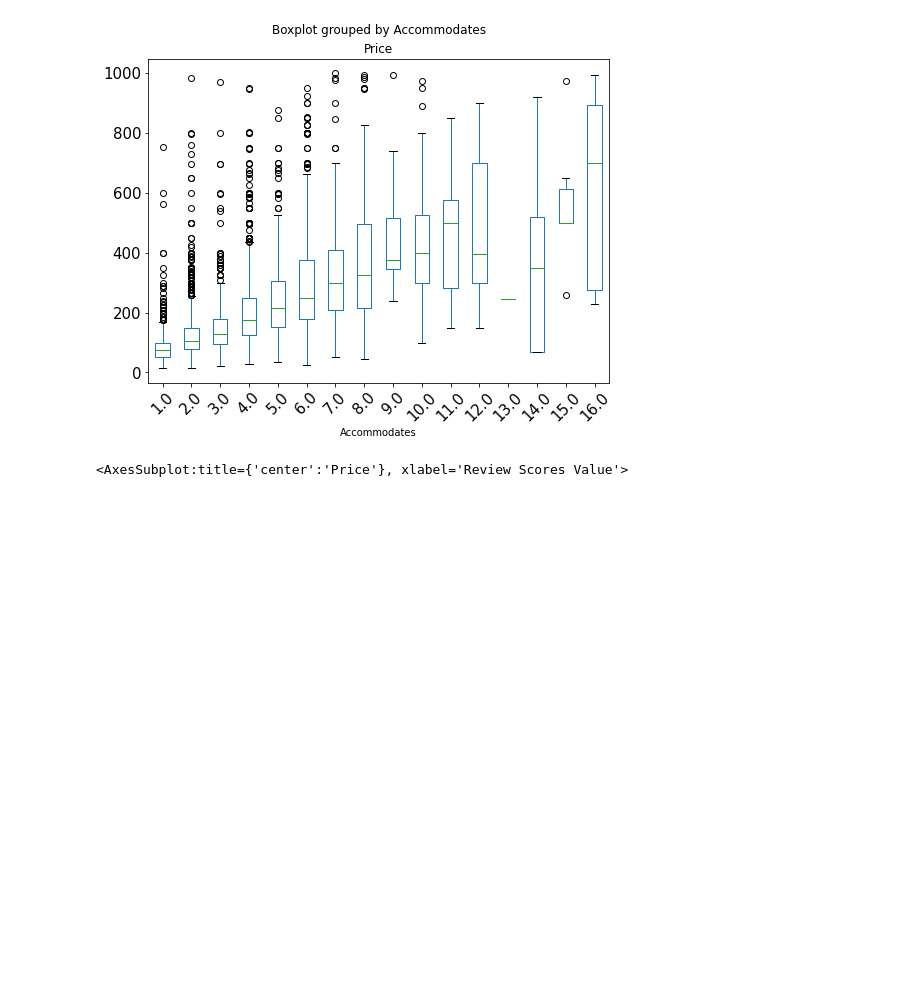
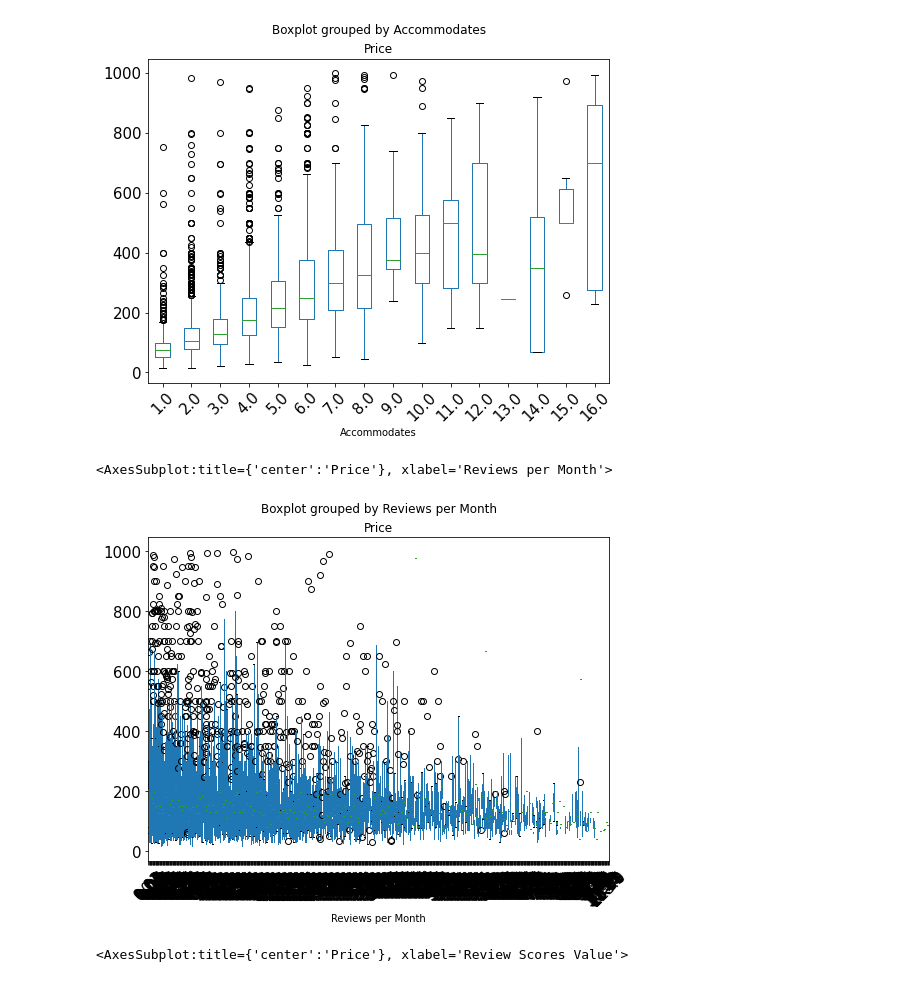
Before and after one commit to Ha11ie/AirBnBRoom, a Jupyter notebook: Notebooks/AirBnB_SF_Listings.ipynb, the cells around one changed output. Drawn from its saved outputs; the diff is of its cells as text; code cells hidden in the pictures; blank space fills up the shorter version.

```diff
--- a/Notebooks/AirBnB_SF_Listings.ipynb
+++ b/Notebooks/AirBnB_SF_Listings.ipynb
@@ -407,6 +407,11 @@ Abnb_2015_17.boxplot(by='Accommodates', column ='Price', grid=False, rot=45, fon
 # %% [output]
 <AxesSubplot:title={'center':'Price'}, xlabel='Accommodates'>
 [figure]
+# %%
+Abnb_2015_17.boxplot(by='Reviews per Month', column ='Price', grid=False, rot=45, fontsize=15, figsize = (8,6))
+# %% [output]
+<AxesSubplot:title={'center':'Price'}, xlabel='Reviews per Month'>
+[figure, added]
 # %%
 Abnb_2015_17.boxplot(by='Review Scores Value', column ='Price', grid=False, rot=45, fontsize=15, figsize = (8,6))
 # %% [output]
```
Also changed, not shown: parts of 2 cells of this notebook.
